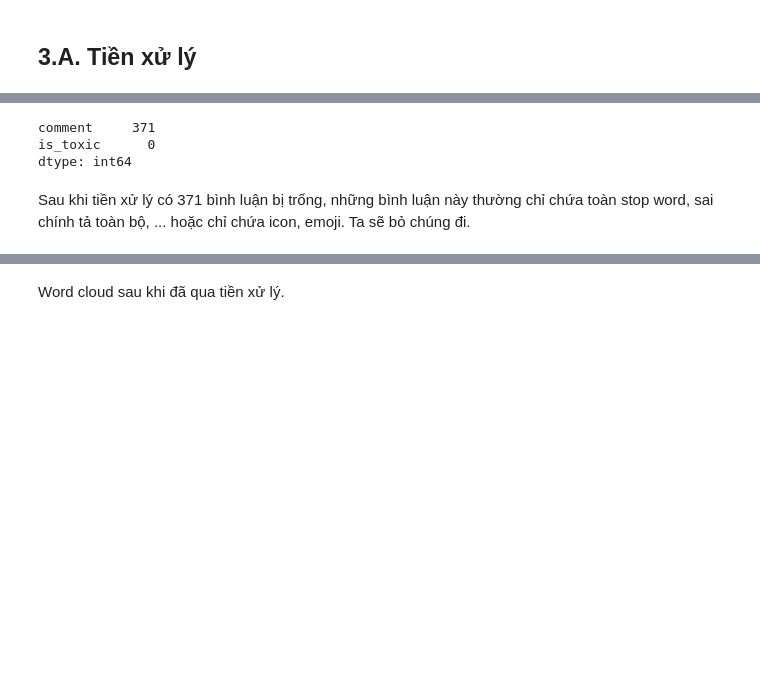
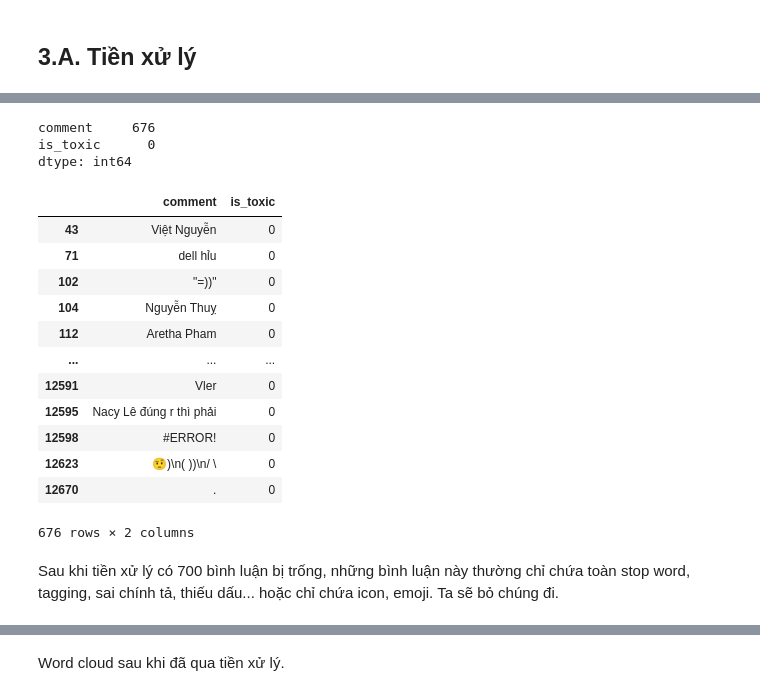
Before and after one commit to phuocvtran/toxiclassifier, a Jupyter notebook: notebook.ipynb, the cells around one changed output, grey strips where cells are left out. Drawn from its saved outputs; the diff is of its cells as text; code cells hidden in the pictures; blank space fills up the shorter version.

```diff
--- a/notebook.ipynb
+++ b/notebook.ipynb
@@ -83,10 +83,27 @@ X = preprocess_df(X)
 # %%
-X = X.replace("", np.NaN)
-X.isnull().sum()
+X_proc = X_proc.replace("", np.NaN)
+X_proc.isnull().sum()
 # %% [output]
-comment     371
+comment     676
 is_toxic      0
 dtype: int64
+# %%
+X = raw_data.drop(["id"], axis=1)
+X[X_proc.isnull().any(axis=1)]
+# %% [output]
+|  | comment | is_toxic |
+| 43 | Việt Nguyễn | 0 |
+| 71 | dell hỉu | 0 |
+| 102 | "=))" | 0 |
+| 104 | Nguyễn Thuỵ | 0 |
+| 112 | Aretha Pham | 0 |
+| ... | ... | ... |
+| 12591 | Vler | 0 |
+| 12595 | Nacy Lê đúng r thì phải | 0 |
+| 12598 | #ERROR! | 0 |
+| 12623 | 🤨)\n( ))\n/ \ | 0 |
+| 12670 | . | 0 |
+676 rows × 2 columns
 # %% [markdown]
-Sau khi tiền xử lý có 371 bình luận bị trống, những bình luận này thường chỉ chứa toàn stop word, sai chính tả toàn bộ, ... hoặc chỉ chứa icon, emoji. Ta sẽ bỏ chúng đi.
+Sau khi tiền xử lý có 700 bình luận bị trống, những bình luận này thường chỉ chứa toàn stop word, tagging, sai chính tả, thiếu dấu... hoặc chỉ chứa icon, emoji. Ta sẽ bỏ chúng đi.
 # %%
```
Also changed, not shown: parts of 17 cells of this notebook, 5 other files.
